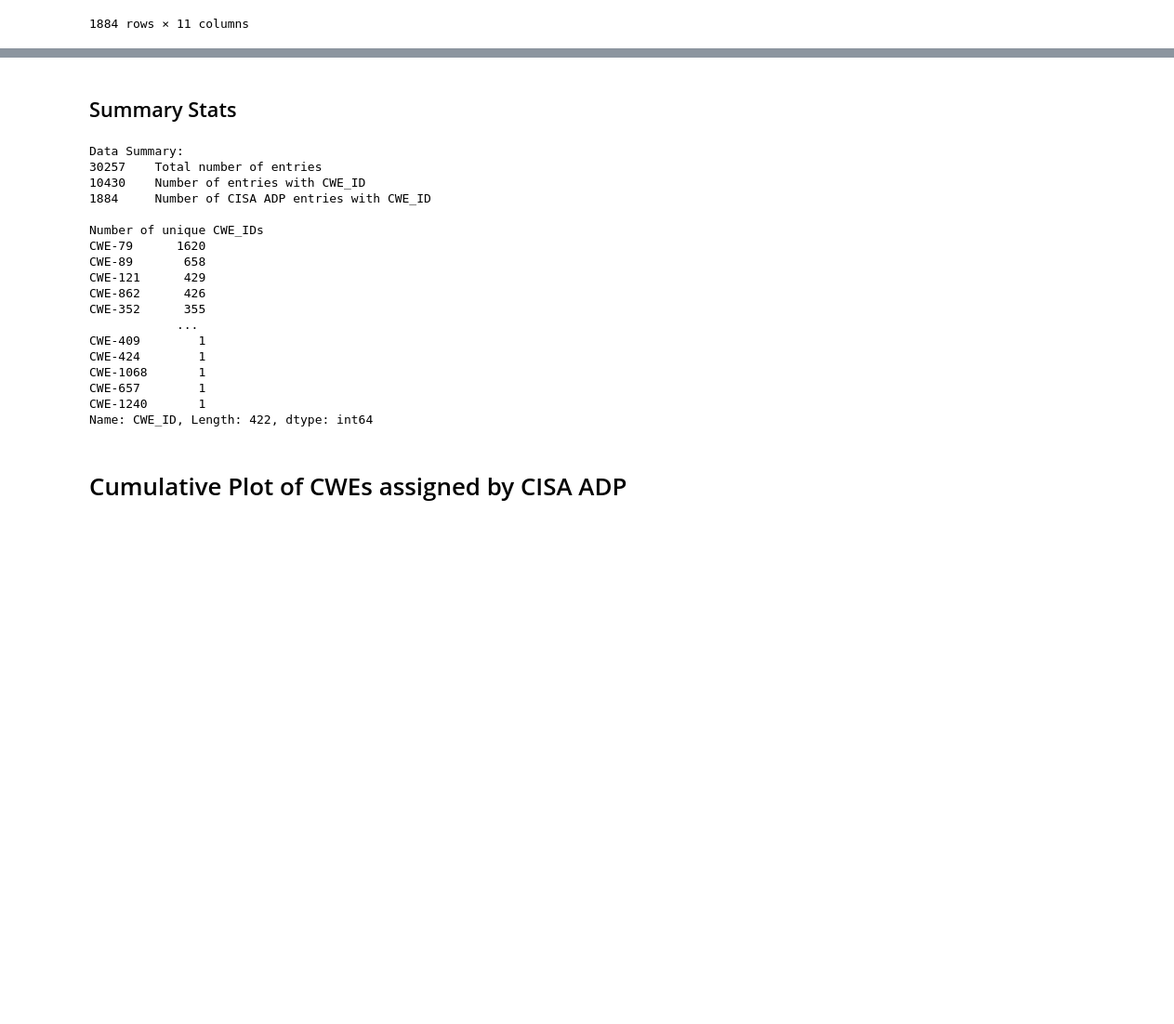
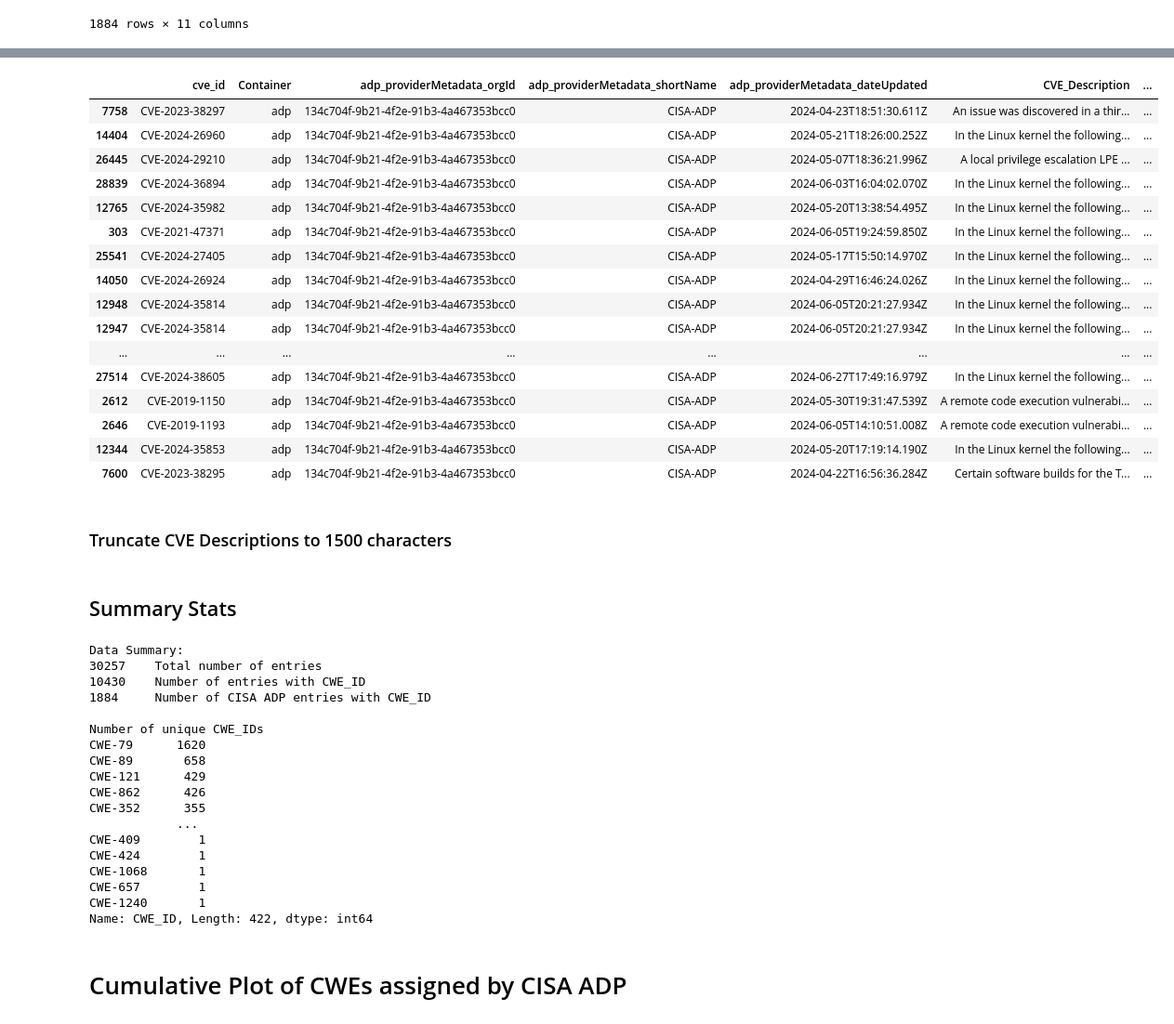
Before and after one commit to CyberSecAI/CWEMap, a Jupyter notebook: vulnrichment_cwe.ipynb, the cells around one changed output, grey strips where cells are left out. Shown at 93% size. Cells and saved outputs as stored; diff of their text form; code cells hidden in the pictures; blank space fills up the shorter version.

```diff
--- a/vulnrichment_cwe.ipynb
+++ b/vulnrichment_cwe.ipynb
@@ -305,0 +379,36 @@ cisa_adp_entries
+# %%
+def contains_digit(word):
+    return any(char.isdigit() for char in word)
+
+def process_linux_cve_description(text):
+    # Check if the text starts with "In the Linux kernel"
+    if text.lower().startswith("in the linux kernel"):
+
+        # Find the index of "trace:" (case-insensitive)
+        trace_index = re.search(r'trace:', text, re.IGNORECASE)
+        if trace_index:
+            # Truncate the text from "trace:"
+            text = text[:trace_index.start()]
+
+        # Find the index of "trace:" (case-insensitive)
+        odebug_index = re.search(r'ODEBUG:', text, re.IGNORECASE)
+        if odebug_index:
+            # Truncate the text from "ODEBUG:"
+            text = text[:odebug_index.start()]
+
+    # Split the text into words
+    words = re.findall(r'\b\S+\b', text)
+
+    # Filter out words containing digits
+    filtered_words = [word for word in words if not contains_digit(word)]
+
+    # Join the filtered words back into a string
+    filtered_text = ' '.join(filtered_words)
+
+    return filtered_text.strip()
+
+
+cisa_adp_entries_linux = cisa_adp_entries.copy()
+cisa_adp_entries_linux['CVE_Description'] = cisa_adp_entries['CVE_Description'].apply(process_linux_cve_description)
+
+cisa_adp_entries_linux
@@ -305,0 +429,26 @@ cisa_adp_entries
+# %%
+cisa_adp_entries_linux['description_length'] = cisa_adp_entries_linux['CVE_Description'].str.len()
+
+# Sort by description length in descending order and select top 10
+top_10_longest = cisa_adp_entries_linux.sort_values('description_length', ascending=False).head(20)
+top_10_longest
+# %% [output]
+|  | cve_id | Container | adp_providerMetadata_orgId | adp_providerMetadata_shortName | adp_providerMetadata_dateUpdated | CVE_Description | ... |
+| 7758 | CVE-2023-38297 | adp | 134c704f-9b21-4f2e-91b3-4a467353bcc0 | CISA-ADP | 2024-04-23T18:51:30.611Z | An issue was discovered in a thir... | ... |
+| 14404 | CVE-2024-26960 | adp | 134c704f-9b21-4f2e-91b3-4a467353bcc0 | CISA-ADP | 2024-05-21T18:26:00.252Z | In the Linux kernel the following... | ... |
+| 26445 | CVE-2024-29210 | adp | 134c704f-9b21-4f2e-91b3-4a467353bcc0 | CISA-ADP | 2024-05-07T18:36:21.996Z | A local privilege escalation LPE ... | ... |
+| 28839 | CVE-2024-36894 | adp | 134c704f-9b21-4f2e-91b3-4a467353bcc0 | CISA-ADP | 2024-06-03T16:04:02.070Z | In the Linux kernel the following... | ... |
+| 12765 | CVE-2024-35982 | adp | 134c704f-9b21-4f2e-91b3-4a467353bcc0 | CISA-ADP | 2024-05-20T13:38:54.495Z | In the Linux kernel the following... | ... |
+| 303 | CVE-2021-47371 | adp | 134c704f-9b21-4f2e-91b3-4a467353bcc0 | CISA-ADP | 2024-06-05T19:24:59.850Z | In the Linux kernel the following... | ... |
+| 25541 | CVE-2024-27405 | adp | 134c704f-9b21-4f2e-91b3-4a467353bcc0 | CISA-ADP | 2024-05-17T15:50:14.970Z | In the Linux kernel the following... | ... |
+| 14050 | CVE-2024-26924 | adp | 134c704f-9b21-4f2e-91b3-4a467353bcc0 | CISA-ADP | 2024-04-29T16:46:24.026Z | In the Linux kernel the following... | ... |
+| 12948 | CVE-2024-35814 | adp | 134c704f-9b21-4f2e-91b3-4a467353bcc0 | CISA-ADP | 2024-06-05T20:21:27.934Z | In the Linux kernel the following... | ... |
+| 12947 | CVE-2024-35814 | adp | 134c704f-9b21-4f2e-91b3-4a467353bcc0 | CISA-ADP | 2024-06-05T20:21:27.934Z | In the Linux kernel the following... | ... |
+| ... | ... | ... | ... | ... | ... | ... | ... |
+| 27514 | CVE-2024-38605 | adp | 134c704f-9b21-4f2e-91b3-4a467353bcc0 | CISA-ADP | 2024-06-27T17:49:16.979Z | In the Linux kernel the following... | ... |
+| 2612 | CVE-2019-1150 | adp | 134c704f-9b21-4f2e-91b3-4a467353bcc0 | CISA-ADP | 2024-05-30T19:31:47.539Z | A remote code execution vulnerabi... | ... |
+| 2646 | CVE-2019-1193 | adp | 134c704f-9b21-4f2e-91b3-4a467353bcc0 | CISA-ADP | 2024-06-05T14:10:51.008Z | A remote code execution vulnerabi... | ... |
+| 12344 | CVE-2024-35853 | adp | 134c704f-9b21-4f2e-91b3-4a467353bcc0 | CISA-ADP | 2024-05-20T17:19:14.190Z | In the Linux kernel the following... | ... |
+| 7600 | CVE-2023-38295 | adp | 134c704f-9b21-4f2e-91b3-4a467353bcc0 | CISA-ADP | 2024-04-22T16:56:36.284Z | Certain software builds for the T... | ... |
+# %% [markdown]
+### Truncate CVE Descriptions to 1500 characters
```
Also changed, not shown: parts of 7 cells of this notebook, 4 other files.
